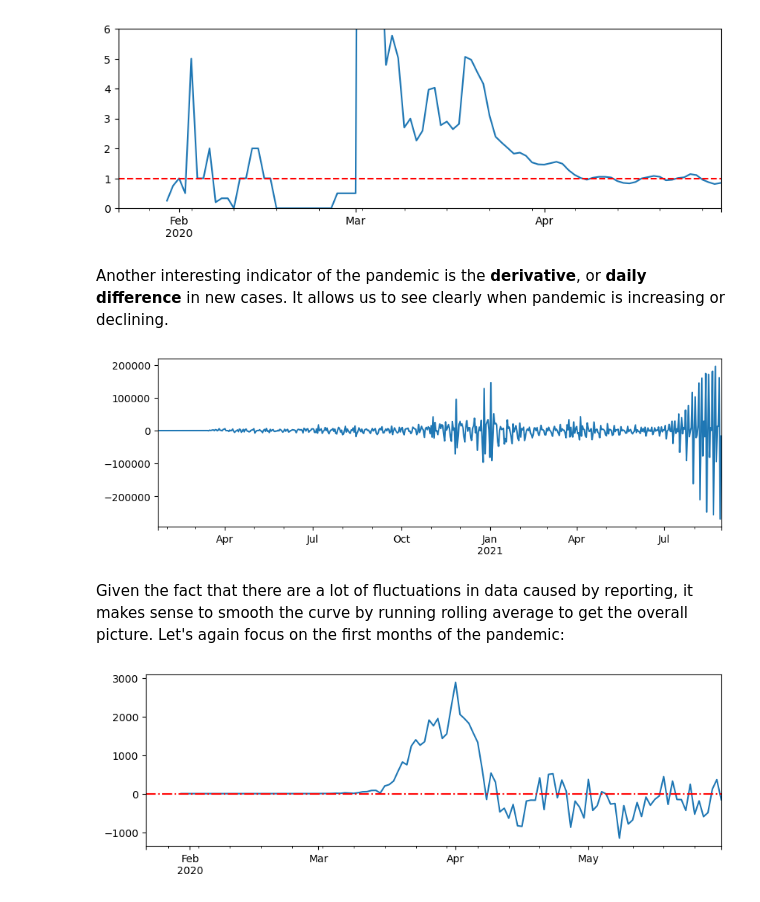
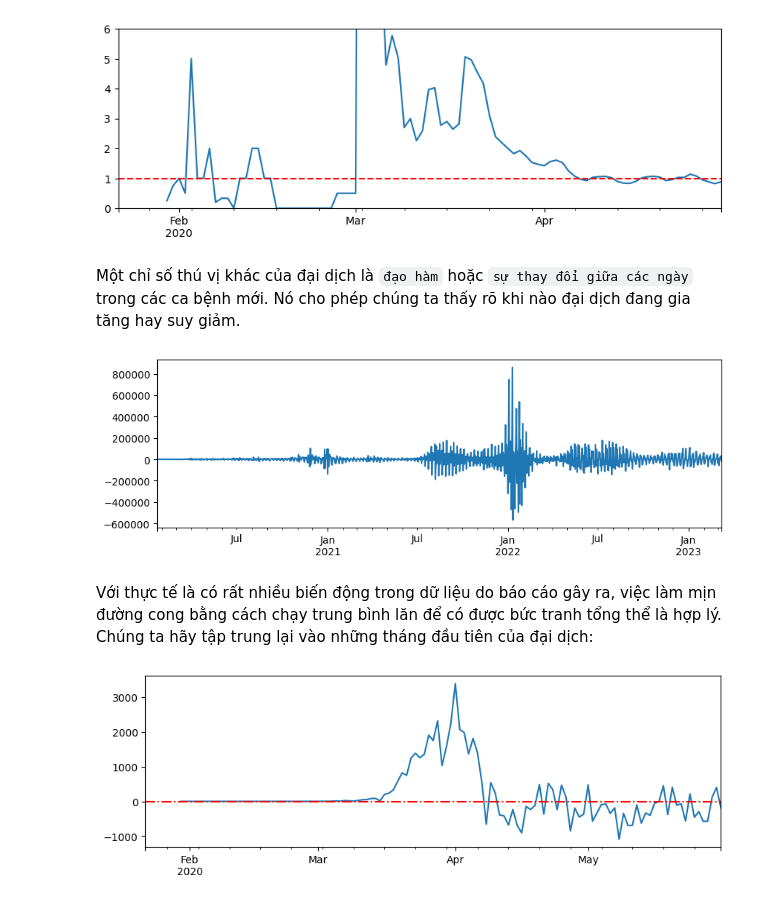
Before and after one commit to hoanglong8/Microsoft-DS-for-beginners, a Jupyter notebook: 2-Working-With-Data/07-python/translations/02.07.notebook-covidspread.ipynb, the cells around one changed output. Drawn from its saved outputs; the diff is of its cells as text; code cells hidden in the pictures.

Commit message:
Được tạo bằng Colab

```diff
--- a/2-Working-With-Data/07-python/translations/02.07.notebook-covidspread.ipynb
+++ b/2-Working-With-Data/07-python/translations/02.07.notebook-covidspread.ipynb
@@ -253,9 +333,9 @@ plt.show()
 # %% [markdown]
 Bây giờ chúng ta hãy tính số người nhiễm mới mỗi ngày. Điều này sẽ cho phép chúng ta thấy tốc độ tiến triển của đại dịch. Ngày dễ nhất để thực hiện là sử dụng hàm `diff` để tính số chênh lệch giữa ngày n so với ngày liền trước:
 # %%
-# Tính số ca nhiễm mới mỗi ngày
-df['new_infected'] = df['infected'].diff()
+# Tính số ca nhiễm mới mỗi ngày ở Mỹ
+df_us['new_infected'] = df_us['infected'].diff()
 
-df['new_infected'].plot()
+df_us['new_infected'].plot()
 plt.show()
 # %% [output]
@@ -312,7 +366,8 @@ plt.show()
 # %% [markdown]
 Rõ ràng là có sự biến động hàng tuần trong dữ liệu. Bởi vì chúng ta muốn có thể thấy được xu hướng, nên việc làm mịn đường cong bằng cách tính toán trung bình đang chạy là hợp lý (tức là mỗi ngày chúng ta sẽ tính giá trị trung bình của nhiều ngày trước đó):
 # %%
-df['ninfav'] = df['new_infected'].rolling(window=7).mean()
-df['ninfav'].plot()
+# Tính giá trị window = 7 là trung bình trượt của 7 ngày trước đó
+df_us['ninfav'] = df_us['new_infected'].rolling(window=7).mean()
+df_us['ninfav'].plot()
 plt.show()
 # %% [output]
@@ -346,6 +403,7 @@ countries[(countries['Country_Region']=='US') & countries['Province_State'].isna
 # %%
+# Tính tỷ lệ % nhiễm bệnh của US:
 pop = countries[(countries['Country_Region']=='US') & countries['Province_State'].isna()]['Population'].iloc[0]
-df['pinfected'] = df['infected']*100 / pop
-df['pinfected'].plot(figsize=(10,3))
+df_us['pinfected'] = df_us['infected']*100 / pop
+df_us['pinfected'].plot(figsize=(10,3))
 plt.show()
 # %% [output]
@@ -363,5 +421,5 @@ Let's compute $R_t$ for our pandemic data. To do this, we will take a rolling wi
 # %%
-df['Rt'] = df['ninfected'].rolling(8).apply(lambda x: x[4:].sum()/x[:4].sum())
-df['Rt'].plot()
+df_us['Rt'] = df_us['new_infected'].rolling(8).apply(lambda x: x[4:].sum()/x[:4].sum())
+df_us['Rt'].plot()
 plt.show()
 # %% [output]
@@ -377,18 +435,18 @@ ax.axhline(1,linestyle='--',color='red')
 plt.show()
 # %% [output]
 [figure]
-# %% [markdown]
-Another interesting indicator of the pandemic is the **derivative**, or **daily difference** in new cases. It allows us to see clearly when pandemic is increasing or declining.
+# %% [markdown]
+Một chỉ số thú vị khác của đại dịch là `đạo hàm` hoặc `sự thay đổi giữa các ngày` trong các ca bệnh mới. Nó cho phép chúng ta thấy rõ khi nào đại dịch đang gia tăng hay suy giảm.
 # %%
-df['ninfected'].diff().plot()
+df_us['new_infected'].diff().plot()
 plt.show()
 # %% [output]
-[figure, old version]
+[figure, new version]
-# %% [markdown]
-Given the fact that there are a lot of fluctuations in data caused by reporting, it makes sense to smooth the curve by running rolling average to get the overall picture. Let's again focus on the first months of the pandemic:
+# %% [markdown]
+Với thực tế là có rất nhiều biến động trong dữ liệu do báo cáo gây ra, việc làm mịn đường cong bằng cách chạy trung bình lăn để có được bức tranh tổng thể là hợp lý. Chúng ta hãy tập trung lại vào những tháng đầu tiên của đại dịch:
 # %%
-ax=df[df.index<"2020-06-01"]['ninfected'].diff().rolling(7).mean().plot()
+ax=df_us[df_us.index<"2020-06-01"]['new_infected'].diff().rolling(7).mean().plot()
 ax.axhline(0,linestyle='-.',color='red')
 plt.show()
 # %% [output]
-[figure, old version]
+[figure, new version]
```
Also changed, not shown: parts of 32 cells of this notebook.
